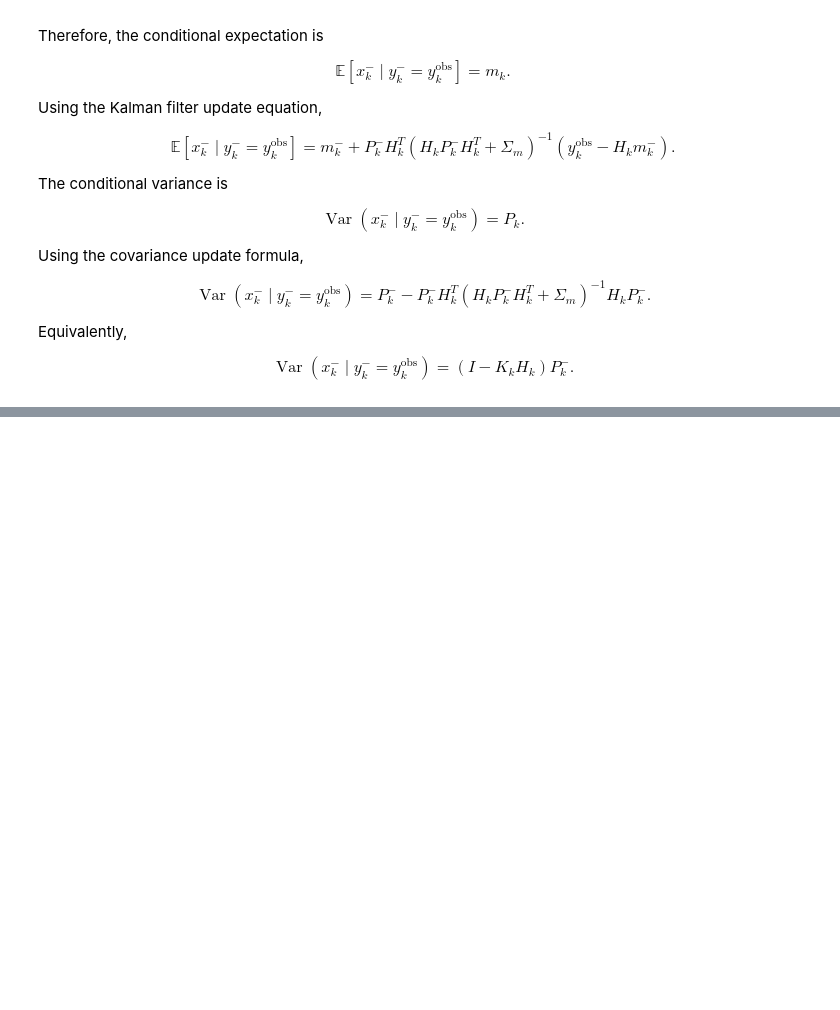
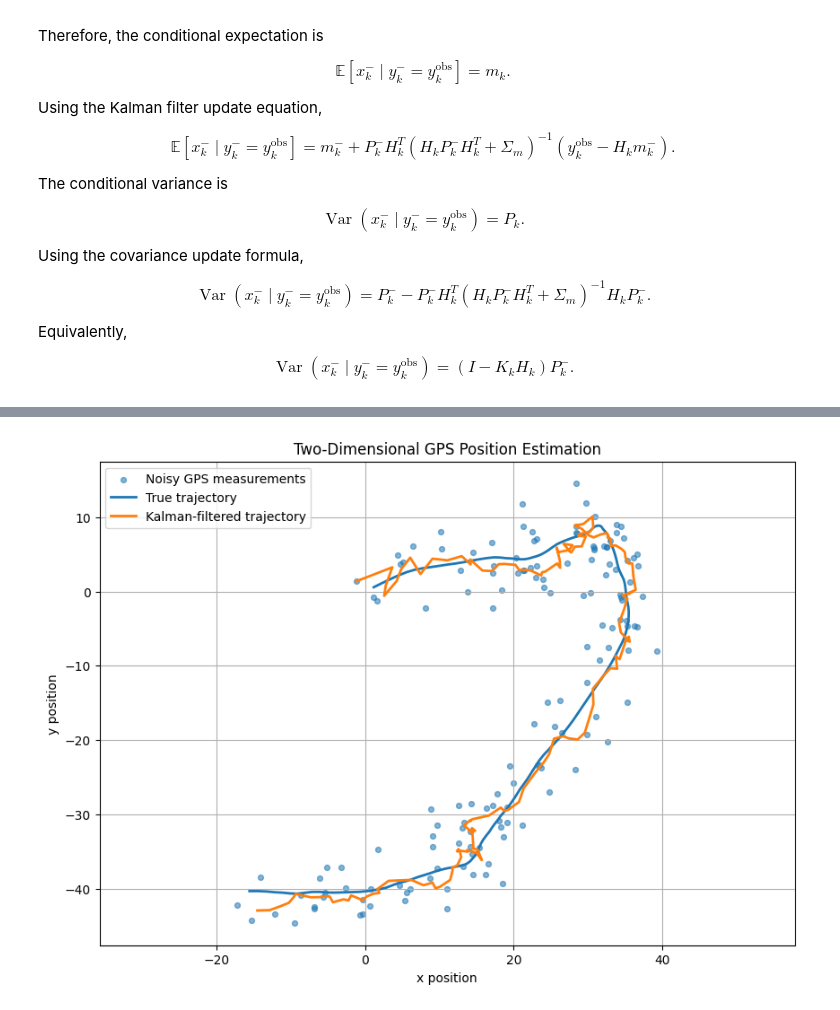
Before and after one commit to baanujan-18/Statistical-Learning-e20030, a Jupyter notebook: Assignment_07.ipynb, the cells around one changed output, grey strips where cells are left out. Saved outputs shown, nothing was run; the diff lists cells and outputs as text; code cells hidden in the pictures; blank space fills up the shorter version.

```diff
--- a/Assignment_07.ipynb
+++ b/Assignment_07.ipynb
@@ -609,0 +2386,50 @@ $$
+# %%
+import matplotlib.pyplot as plt
+
+
+plt.figure(figsize=(10, 7))
+
+
+# Plot noisy GPS measurements
+plt.scatter(
+    gps_measurements[:, 0],
+    gps_measurements[:, 1],
+    s=18,
+    alpha=0.55,
+    label="Noisy GPS measurements"
+)
+
+
+# Plot true trajectory
+plt.plot(
+    true_states[:, 0],
+    true_states[:, 1],
+    linewidth=2,
+    label="True trajectory"
+)
+
+
+# Plot Kalman-filtered trajectory
+plt.plot(
+    estimated_states[:, 0],
+    estimated_states[:, 1],
+    linewidth=2,
+    label="Kalman-filtered trajectory"
+)
+
+
+plt.xlabel("x position")
+
+plt.ylabel("y position")
+
+plt.title("Two-Dimensional GPS Position Estimation")
+
+plt.grid(True)
+
+plt.axis("equal")
+
+plt.legend()
+
+plt.show()
+# %% [output]
+[figure, added]
```
Also changed, not shown: parts of 19 cells of this notebook.
